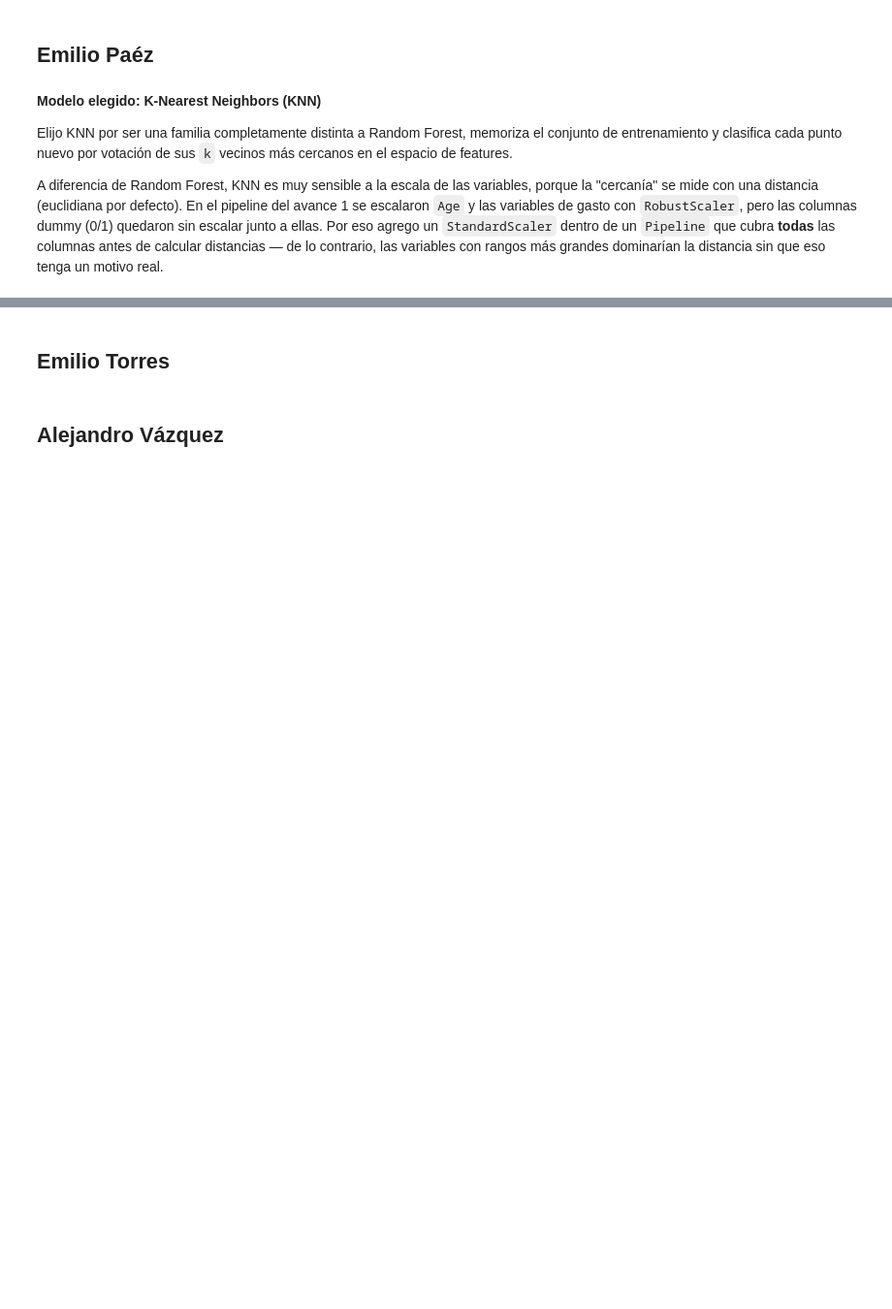
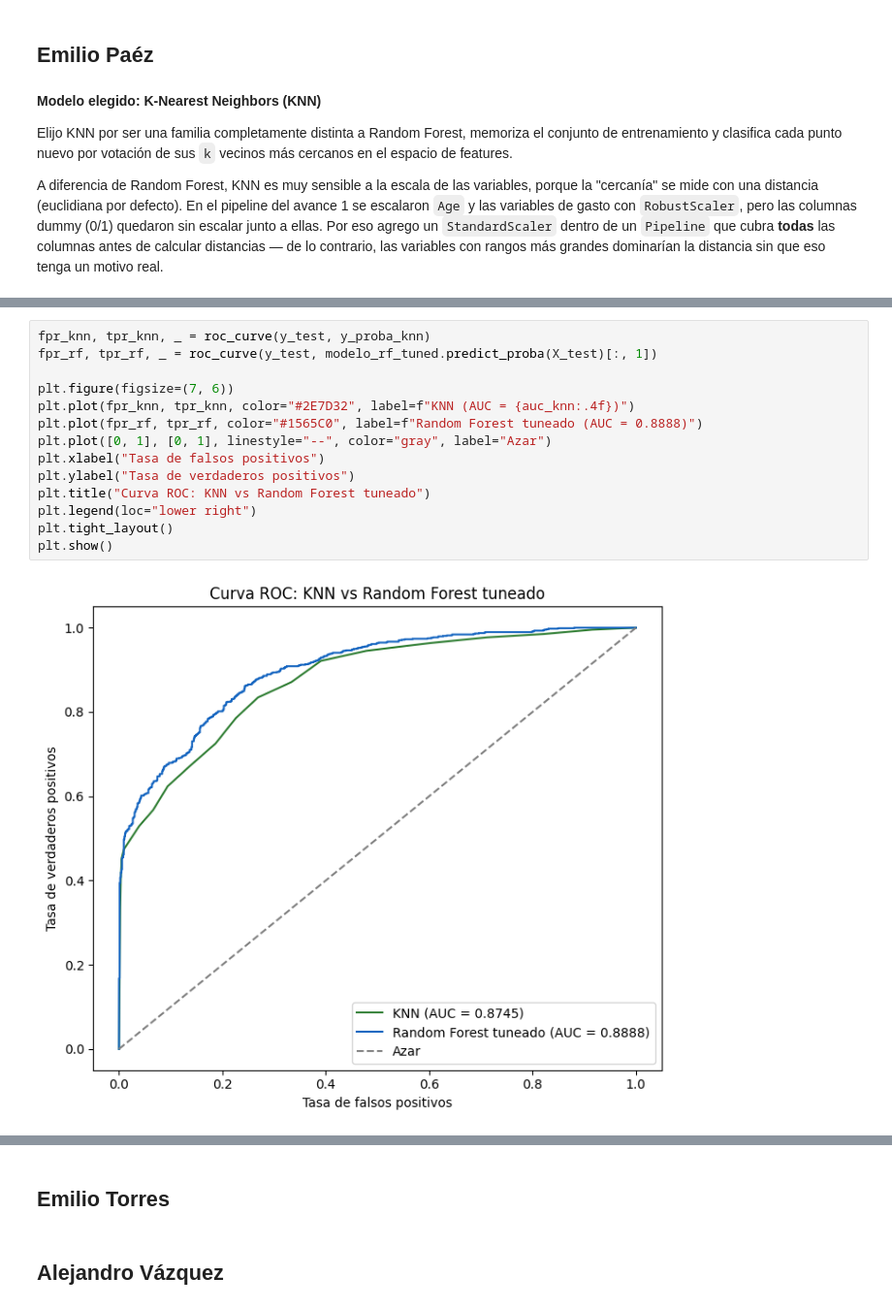
Before and after one commit to A01801224/TC3009C-RI, a Jupyter notebook: Notebooks/Reto_Tercer_Avance_Spaceship_Titanic.ipynb, the cells around one changed output, grey strips where cells are left out. Shown at 97% size. Saved outputs shown, nothing was run; the diff lists cells and outputs as text; blank space fills up the shorter version.

```diff
--- a/Notebooks/Reto_Tercer_Avance_Spaceship_Titanic.ipynb
+++ b/Notebooks/Reto_Tercer_Avance_Spaceship_Titanic.ipynb
@@ -1025,0 +1173,16 @@ se puede cubrir por compleo sin costro computacional alto, a diferencia del Rand
+# %%
+fpr_knn, tpr_knn, _ = roc_curve(y_test, y_proba_knn)
+fpr_rf, tpr_rf, _ = roc_curve(y_test, modelo_rf_tuned.predict_proba(X_test)[:, 1])
+
+plt.figure(figsize=(7, 6))
+plt.plot(fpr_knn, tpr_knn, color="#2E7D32", label=f"KNN (AUC = {auc_knn:.4f})")
+plt.plot(fpr_rf, tpr_rf, color="#1565C0", label=f"Random Forest tuneado (AUC = 0.8888)")
+plt.plot([0, 1], [0, 1], linestyle="--", color="gray", label="Azar")
+plt.xlabel("Tasa de falsos positivos")
+plt.ylabel("Tasa de verdaderos positivos")
+plt.title("Curva ROC: KNN vs Random Forest tuneado")
+plt.legend(loc="lower right")
+plt.tight_layout()
+plt.show()
+# %% [output]
+[figure, added]
```
Also changed, not shown: parts of 11 cells of this notebook.
